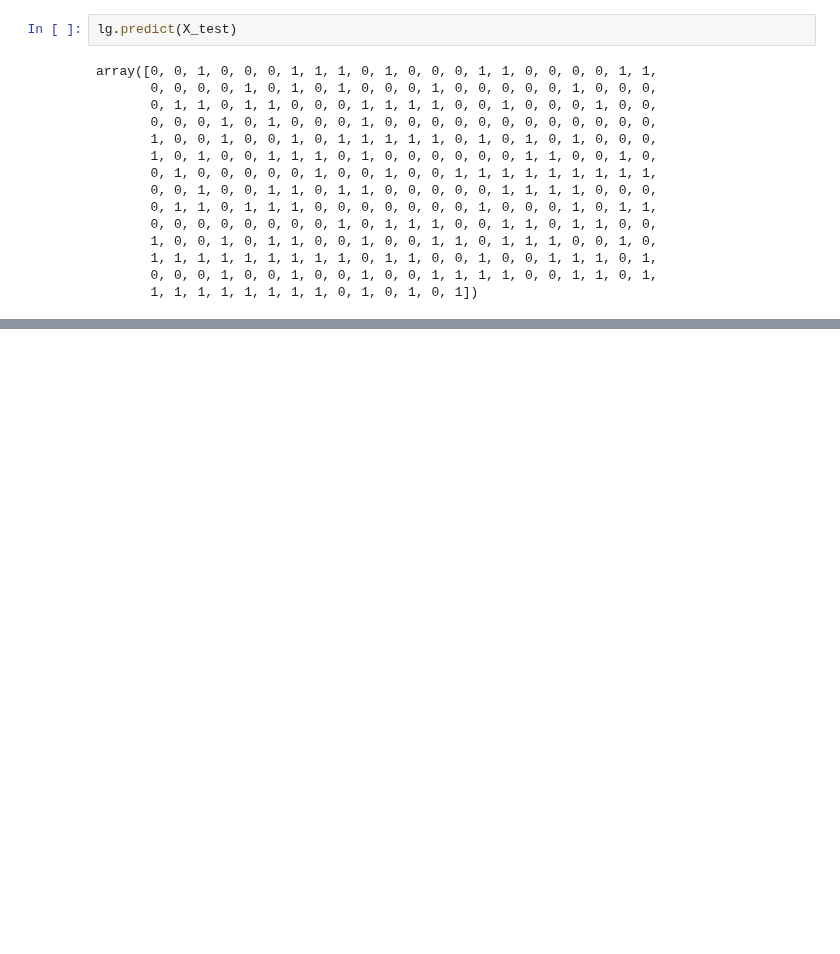
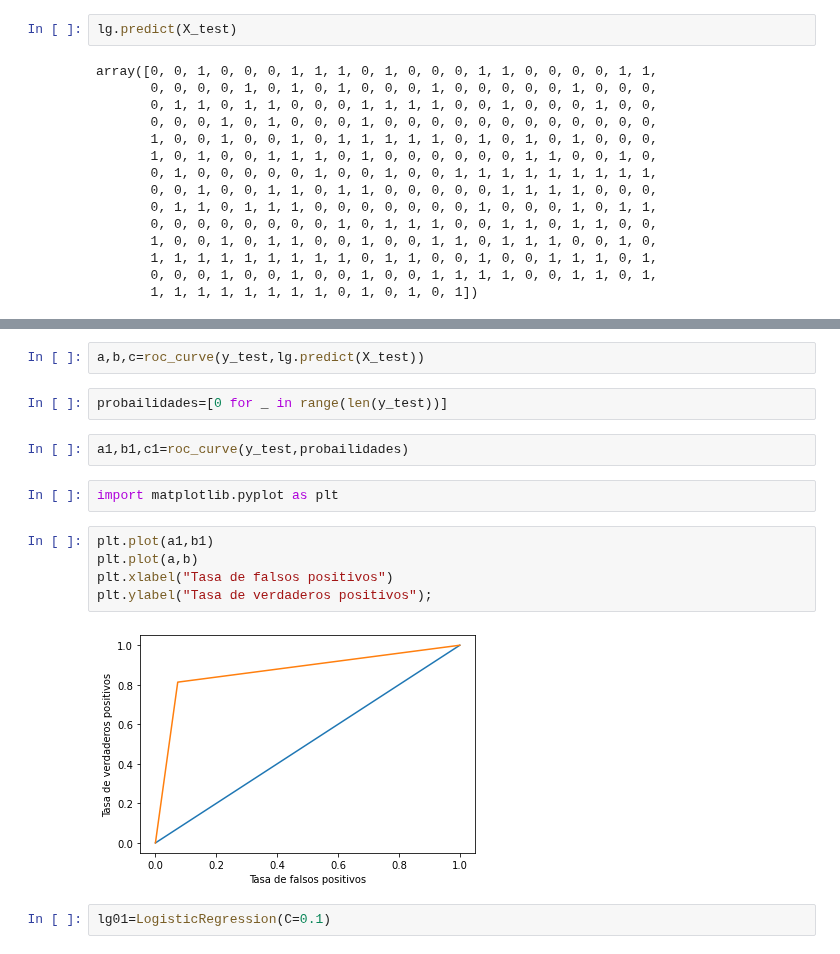
Before and after one commit to felixballestergoytia/Bootcamp_Sep2022, a Jupyter notebook: Regresion_Logistica/Regresion_Logistica.ipynb, the cells around one changed output, grey strips where cells are left out. Cells and saved outputs as stored; diff of their text form; blank space fills up the shorter version.

Commit message:
Regresion Logistica

```diff
--- a/Regresion_Logistica/Regresion_Logistica.ipynb
+++ b/Regresion_Logistica/Regresion_Logistica.ipynb
@@ -45,0 +70,17 @@ mean_absolute_error(y_test,lg.predict(X_test))
+# %%
+a,b,c=roc_curve(y_test,lg.predict(X_test))
+# %%
+probailidades=[0 for _ in range(len(y_test))]
+# %%
+a1,b1,c1=roc_curve(y_test,probailidades)
+# %%
+import matplotlib.pyplot as plt
+# %%
+plt.plot(a1,b1)
+plt.plot(a,b)
+plt.xlabel("Tasa de falsos positivos")
+plt.ylabel("Tasa de verdaderos positivos");
+# %% [output]
+[figure, added]
+# %%
+lg01=LogisticRegression(C=0.1)
```
Also changed, not shown: parts of 10 cells of this notebook.
